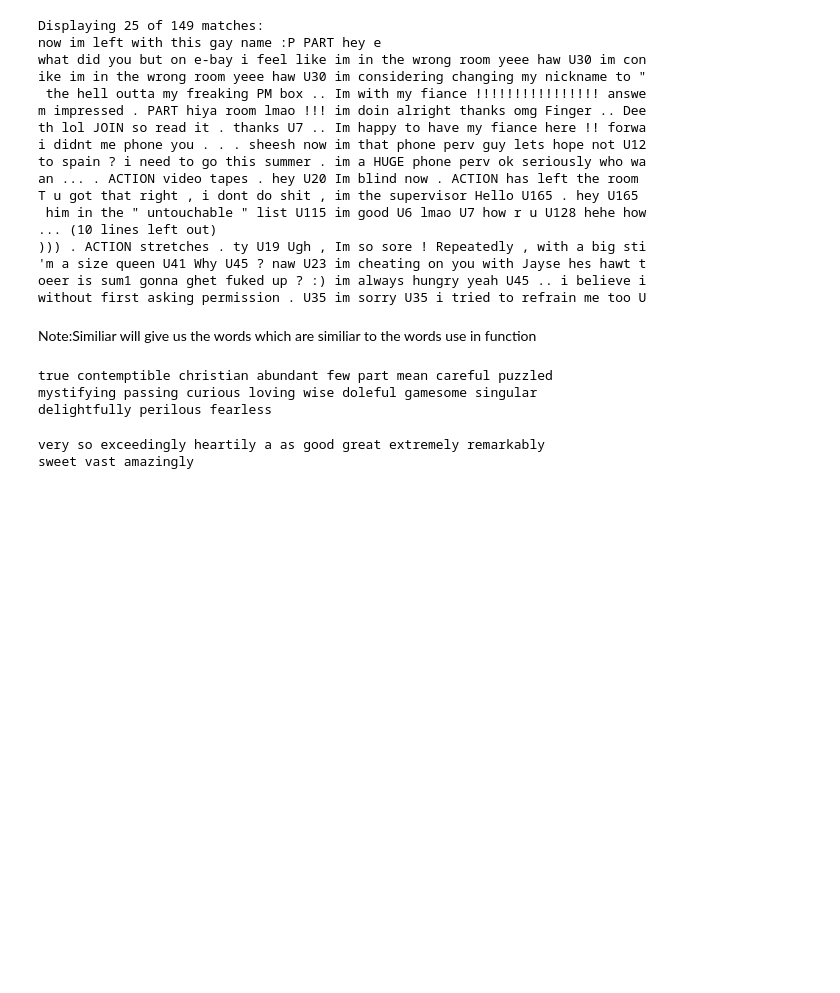
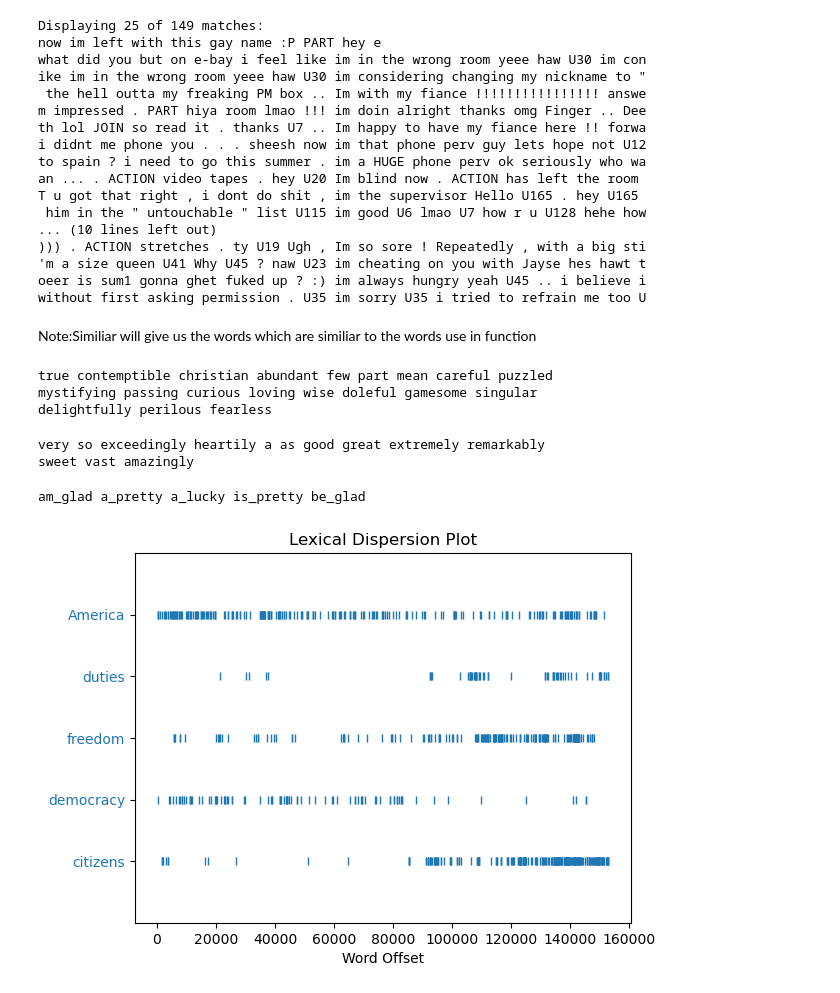
Before and after one commit to PrathameshP26/Natural_Language_Processing, a Jupyter notebook: NLP_notebook.ipynb, the cells around one changed output. Cells and saved outputs as stored; diff of their text form; code cells hidden in the pictures; blank space fills up the shorter version.

```diff
--- a/NLP_notebook.ipynb
+++ b/NLP_notebook.ipynb
@@ -136,3 +136,11 @@ text2.similar('monstrous')
 # %% [output]
 very so exceedingly heartily a as good great extremely remarkably
 sweet vast amazingly
+# %%
+text2.common_contexts(['monstrous','very'])
+# %% [output]
+am_glad a_pretty a_lucky is_pretty be_glad
+# %%
+text4.dispersion_plot(["citizens","democracy","freedom","duties","America"])
+# %% [output]
+[figure, added]
```
Also changed, not shown: parts of 4 cells of this notebook.
